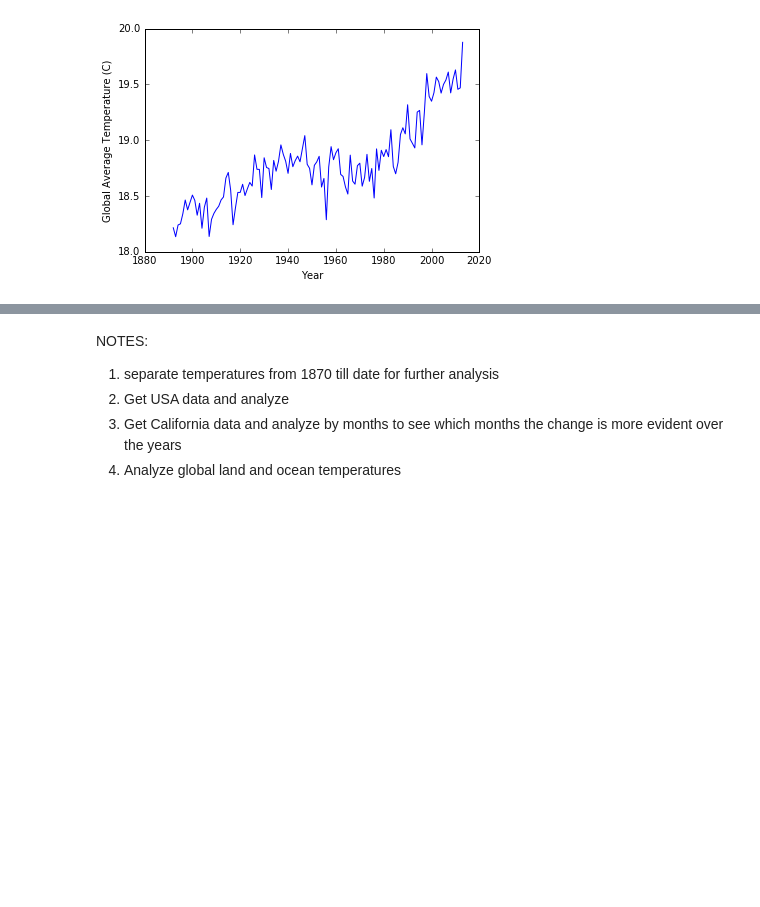
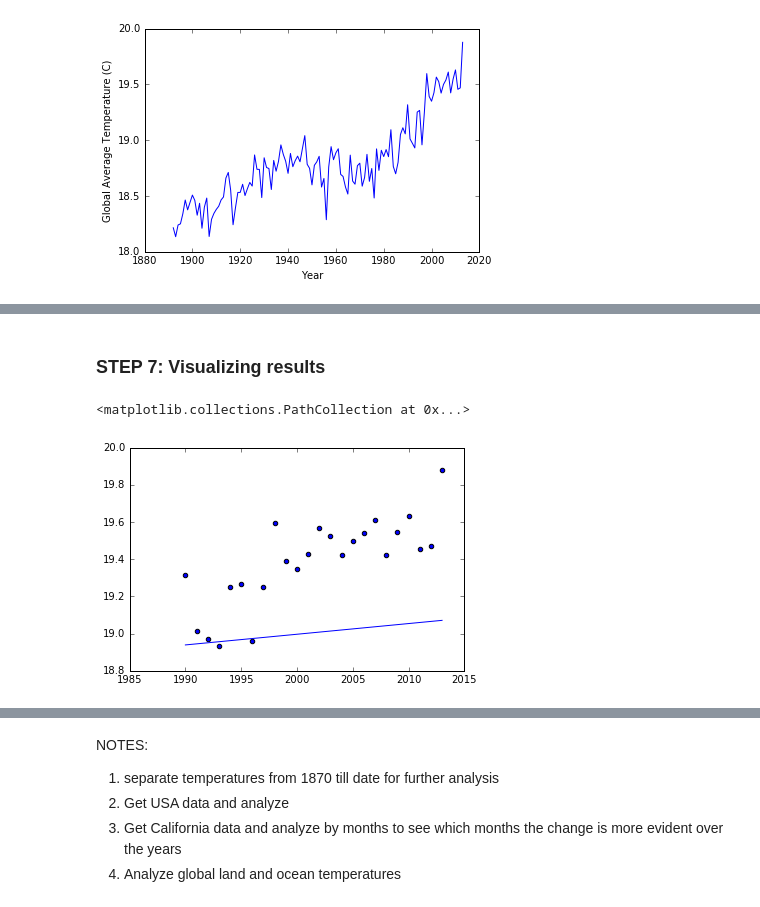
Before and after one commit to psundar/datascience_projects, a Jupyter notebook: datascience_projects/Global_Climate_Change/ds_GlobalLandTemperature.ipynb, the cells around one changed output, grey strips where cells are left out. Drawn from its saved outputs; the diff is of its cells as text; code cells hidden in the pictures; blank space fills up the shorter version.

Commit message:
Prediction using linear regression and visualizing results

```diff
--- a/datascience_projects/Global_Climate_Change/ds_GlobalLandTemperature.ipynb
+++ b/datascience_projects/Global_Climate_Change/ds_GlobalLandTemperature.ipynb
@@ -227,0 +276,10 @@ ax.set_ylabel("Global Average Temperature (C)")
+# %%
+X_train = pd.DataFrame(X_train)
+y_train = pd.Series(y_train)
+
+X_test = pd.DataFrame(X_test)
+y_test = pd.DataFrame(y_test)
+print X_train.head(5)
+print y_train.head(5)
+print X_test.head(5)
+print y_test.head(5)
@@ -227,0 +307,11 @@ ax.set_ylabel("Global Average Temperature (C)")
+# %%
+# Load class
+from sklearn.linear_model import LinearRegression
+
+# instantiate
+lin_reg = LinearRegression()
+
+# train
+lin_reg.fit(X_train, y_train)
+
+# NOTE: if you get ValueError: Unknown label, it means you are using a classifier instead of regression and your data is numerical and not labels
@@ -227,0 +320,5 @@ ax.set_ylabel("Global Average Temperature (C)")
+# %%
+# predicting climate change using the existing model
+y_pred = lin_reg.predict(X_test)
+print y_pred[1:10]
+print X_test.head(5)
@@ -227,0 +334,12 @@ ax.set_ylabel("Global Average Temperature (C)")
+# %% [markdown]
+### STEP 7: Visualizing results
+# %%
+import matplotlib.pyplot as plt
+%matplotlib inline
+
+fig = plt.figure()
+plt.plot(X_test, y_pred)
+plt.scatter(X_test, y_test)
+# %% [output]
+<matplotlib.collections.PathCollection at 0x...>
+[figure, added]
```
Also changed, not shown: parts of 19 cells of this notebook, 1 other file.
